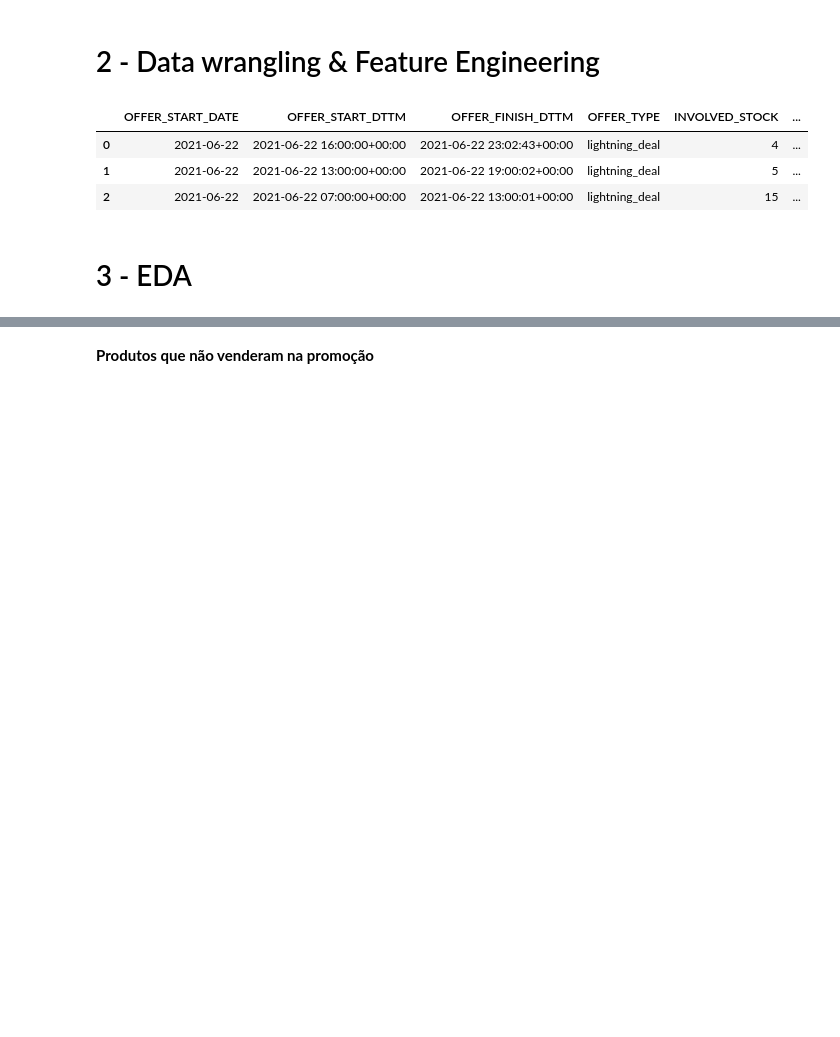
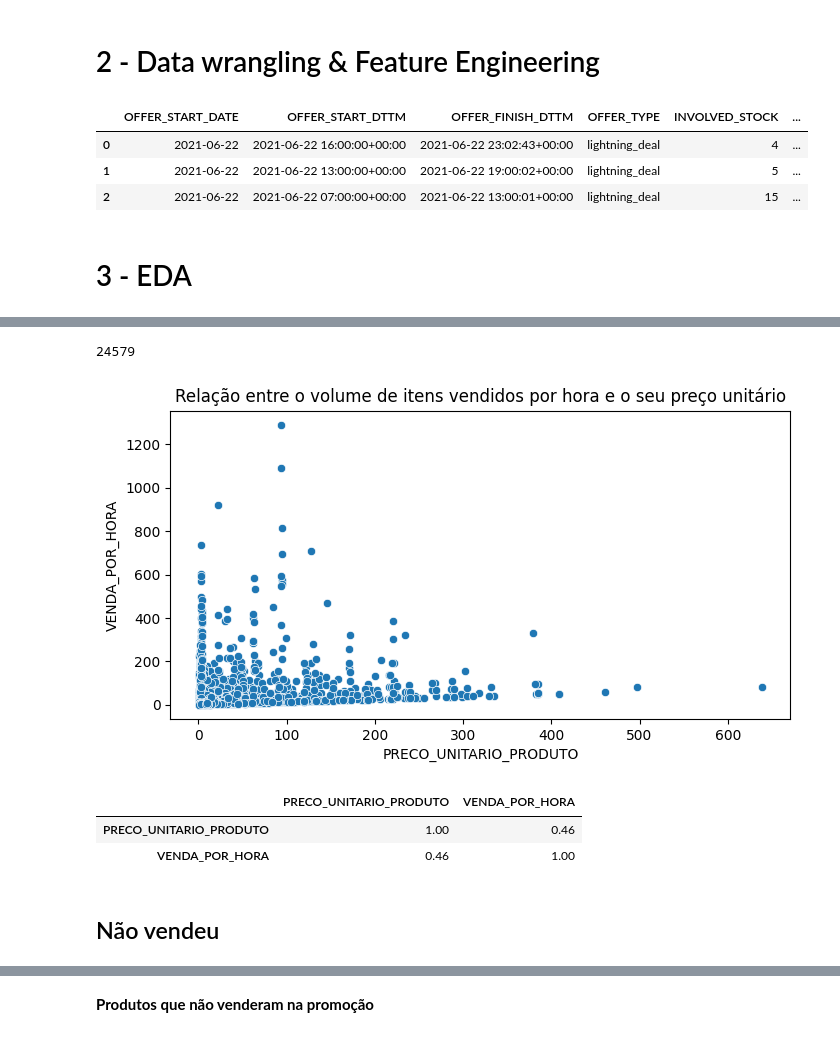
Before and after one commit to santoshenrique2021/case_mercado_livre, a Jupyter notebook: Case_Mercado_Livre.ipynb, the cells around one changed output, grey strips where cells are left out. Saved outputs shown, nothing was run; the diff lists cells and outputs as text; code cells hidden in the pictures; blank space fills up the shorter version.

```diff
--- a/Case_Mercado_Livre.ipynb
+++ b/Case_Mercado_Livre.ipynb
@@ -169,13 +265,14 @@ df['DURACAO'] = ((df['OFFER_FINISH_DTTM'] - df['OFFER_START_DTTM']).dt.total_sec
 # %%
 #Criar a variável DIA_SEMANA
+
 dias_semana_traducao = {
-    'Monday': 'segunda',
-    'Tuesday': 'terca',
-    'Wednesday': 'quarta',
-    'Thursday': 'quinta',
-    'Friday': 'sexta',
-    'Saturday': 'sabado',
-    'Sunday': 'domingo'
+    'Monday': 'SEGUNDA',
+    'Tuesday': 'TERCA',
+    'Wednesday': 'QUARTA',
+    'Thursday': 'QUINTA',
+    'Friday': 'SEXTA',
+    'Saturday': 'SABADO',
+    'Sunday': 'DOMINGO'
 }
 
 df['DIA_SEMANA'] = df['OFFER_START_DTTM'].dt.day_name().map(dias_semana_traducao)
@@ -183,13 +280,13 @@ df['DIA_SEMANA'] = df['OFFER_START_DTTM'].dt.day_name().map(dias_semana_traducao
 #FLAG_N_VENDEU: 1 se SOLD_AMOUNT é nulo, 0 caso contrário
 df['FLAG_N_VENDEU'] = np.where(df['SOLD_AMOUNT'].isna(), 1, 0).astype(int)
 # %%
-#Criar a variável VENDA_POR_HORA com duas casas decimais - quanto maior o valor da variável, maior a saída do produto
-df['VENDA_POR_HORA'] = (df['SOLD_AMOUNT'] / df['DURACAO']).round(2)
+#ALVO - Criar a variável VENDA_POR_HORA com duas casas decimais - quanto maior o valor da variável, maior a saída do produto
+df['VENDA_POR_HORA'] = (df['SOLD_AMOUNT'] / df['DURACAO']).round(2).fillna(0)
 # %%
 #FLAG_ESTOQUE_NEGATIVO: 1 se o estoque final for negativo, 0 caso contrário
 df['FLAG_ESTOQUE_NEGATIVO'] = (df['REMAINING_STOCK_AFTER_END'] < 0).astype(int)
 # %%
-#Criar a variável RECEITA_PROMOCAO
-df['RECEITA_PROMOCAO'] = (df['SOLD_AMOUNT'] * df['SOLD_QUANTITY']).fillna(0)
+#Criar a variável PRECO_UNITARIO_PRODUTO - quanto maior o valor da variável, maior o preço produto
+df['PRECO_UNITARIO_PRODUTO'] = (df['SOLD_AMOUNT'] / df['SOLD_QUANTITY']).fillna(0)
 # %%
 #Visualização
@@ -203,0 +622,4 @@ df.head(3) #7 variáveis foram criadas (Gera um CSV com as variáveis criadas)
+# %%
+oferta_ativada = df.loc[df.FLAG_N_VENDEU == 0]
+#Visualização
+oferta_ativada.head(6)
@@ -204,3 +634,22 @@ df.head(3) #7 variáveis foram criadas (Gera um CSV com as variáveis criadas)
+# %%
+oferta_ativada.shape[0]
+# %% [output]
+24579
+# %%
+plt.figure(figsize=(8, 4))
+sns.scatterplot(data=oferta_ativada, x='PRECO_UNITARIO_PRODUTO', y='VENDA_POR_HORA')
+plt.title('Relação entre o volume de itens vendidos por hora e o seu preço unitário')
+plt.show()
+# %% [output]
+[figure, added]
+# %%
+oferta_ativada[['PRECO_UNITARIO_PRODUTO', 'VENDA_POR_HORA']].corr(method='spearman') #0.46
+# %% [output]
+|  | PRECO_UNITARIO_PRODUTO | VENDA_POR_HORA |
+| PRECO_UNITARIO_PRODUTO | 1.00 | 0.46 |
+| VENDA_POR_HORA | 0.46 | 1.00 |
+# %% [markdown]
+## Não vendeu
 # %%
 #Volume de promoções por dia da semana
 round(100 * df['DIA_SEMANA'].value_counts(True),1)
```
Also changed, not shown: parts of 82 cells of this notebook, 2 other files.
